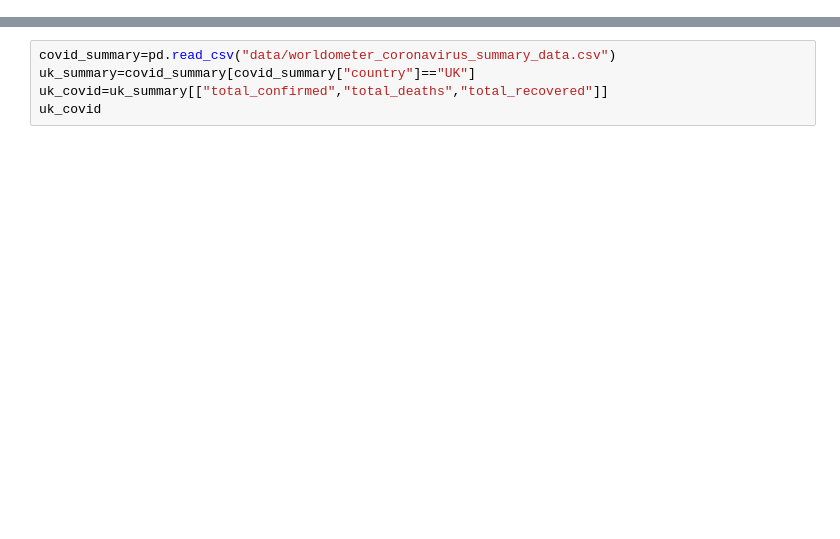
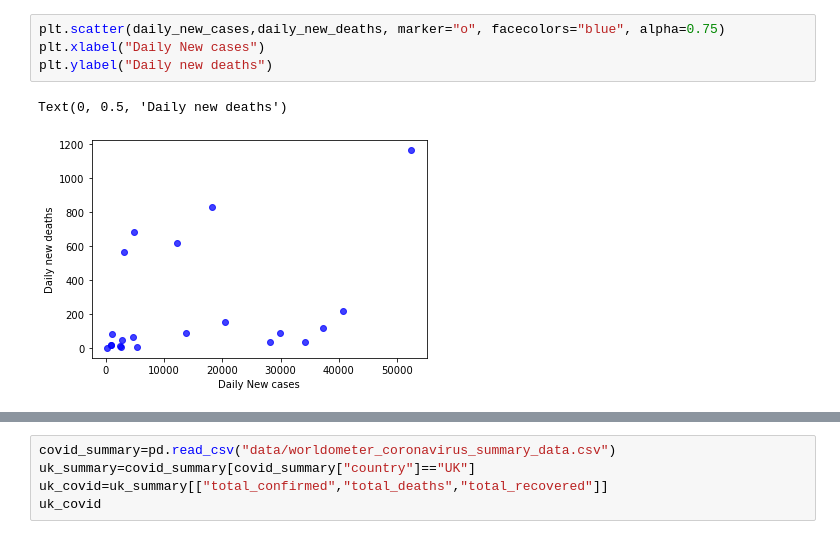
Before and after one commit to DominikaRzez/CovidVaccinationAnalysis, a Jupyter notebook: UK_analysis.ipynb, the cells around one changed output, grey strips where cells are left out. Drawn from its saved outputs; the diff is of its cells as text; blank space fills up the shorter version.

```diff
--- a/UK_analysis.ipynb
+++ b/UK_analysis.ipynb
@@ -16,0 +43,7 @@ uk_covid.head()
+# %%
+plt.scatter(daily_new_cases,daily_new_deaths, marker="o", facecolors="blue", alpha=0.75)
+plt.xlabel("Daily New cases")
+plt.ylabel("Daily new deaths")
+# %% [output]
+Text(0, 0.5, 'Daily new deaths')
+[figure, added]
```
Also changed, not shown: parts of 7 cells of this notebook, 1 other file.
